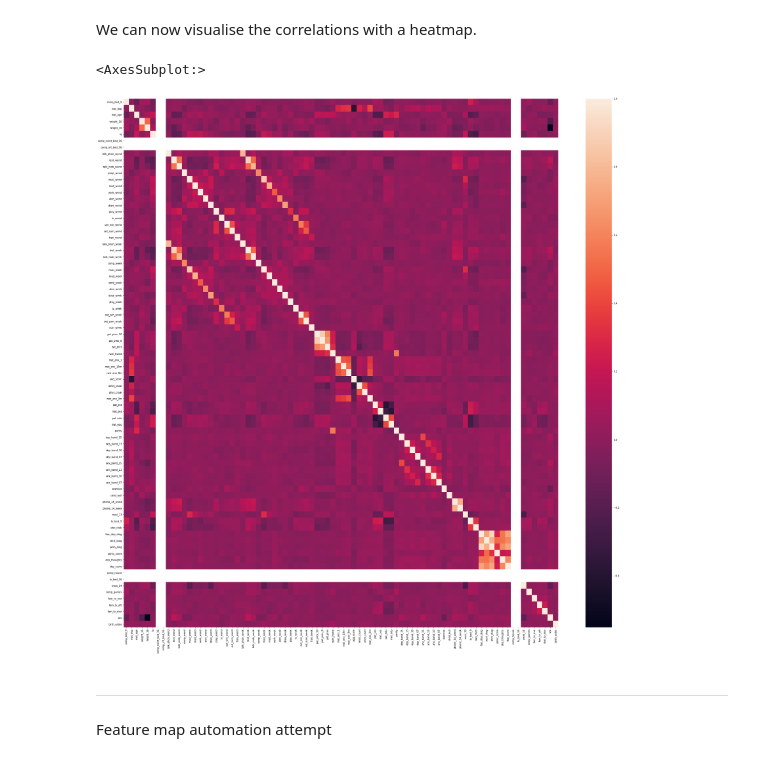
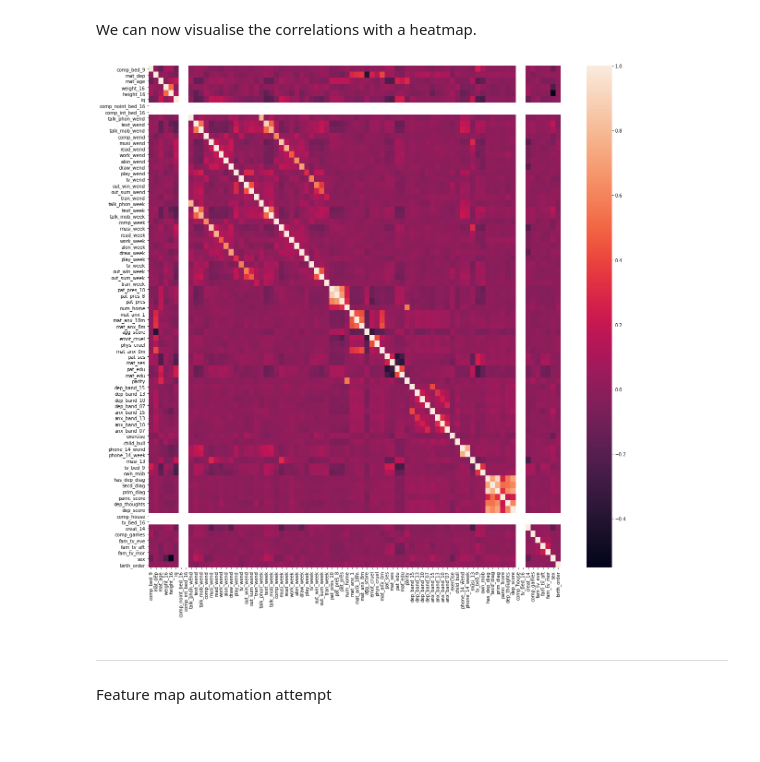
Before and after one commit to kaihulme/alspac-mhst, a Jupyter notebook: screen_time_eda.ipynb, the cells around one changed output. Cells and saved outputs as stored; diff of their text form; code cells hidden in the pictures.

Commit message:
Save heatmap to figures/feature_heatmap.png

```diff
--- a/screen_time_eda.ipynb
+++ b/screen_time_eda.ipynb
@@ -336,11 +336,11 @@ feature_corr
 # %% [markdown]
 We can now visualise the correlations with a heatmap.
 # %%
-fig = plt.figure(figsize=(40, 40))
-sns.heatmap(feature_corr)
+fig = plt.figure(figsize=(20, 20))
+ax = sns.heatmap(feature_corr)
+plt.savefig("figures/feature_heatmap.png", bbox_inches="tight", facecolor="white")
 # %% [output]
-<AxesSubplot:>
-[figure, old version]
+[figure, new version]
 # %% [markdown]
 ---
 
```
Also changed, not shown: 1 other file.
